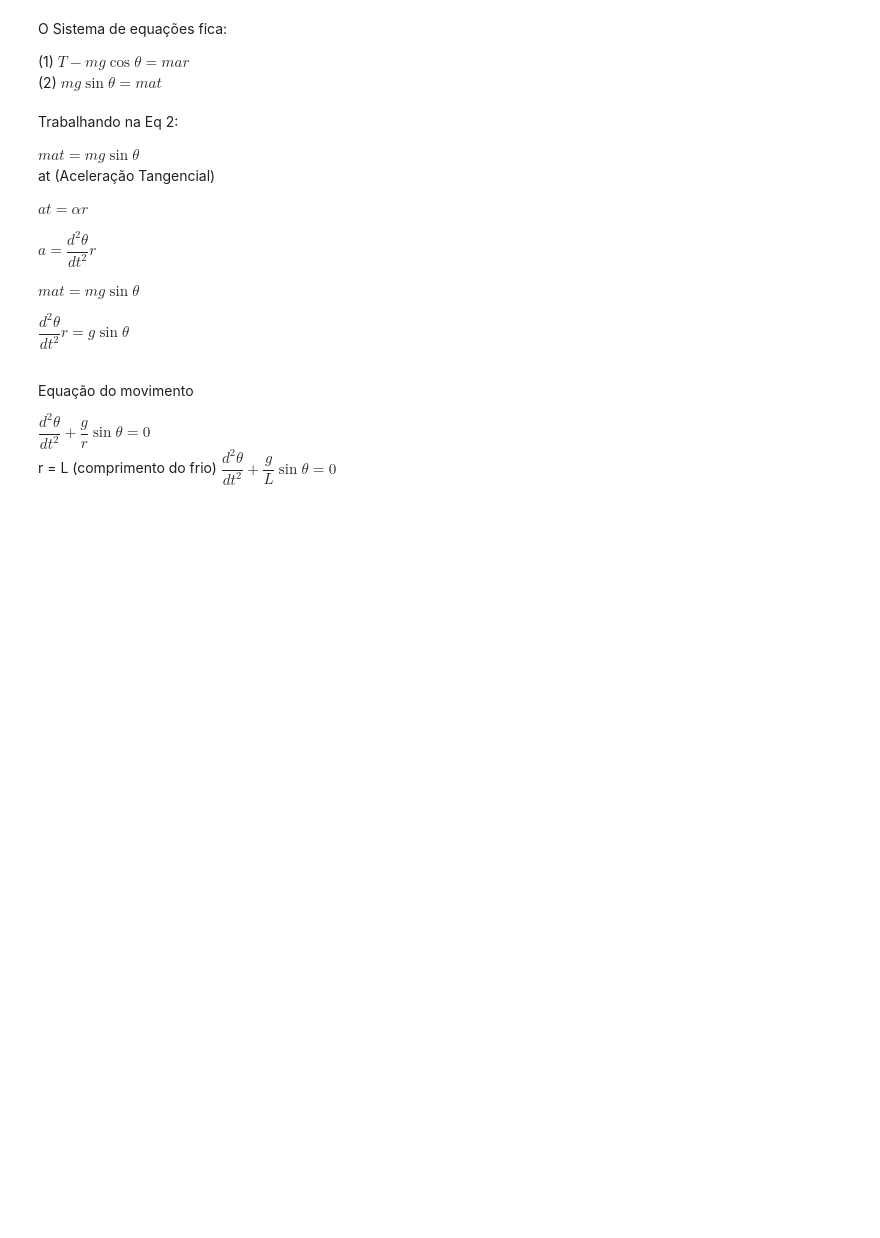
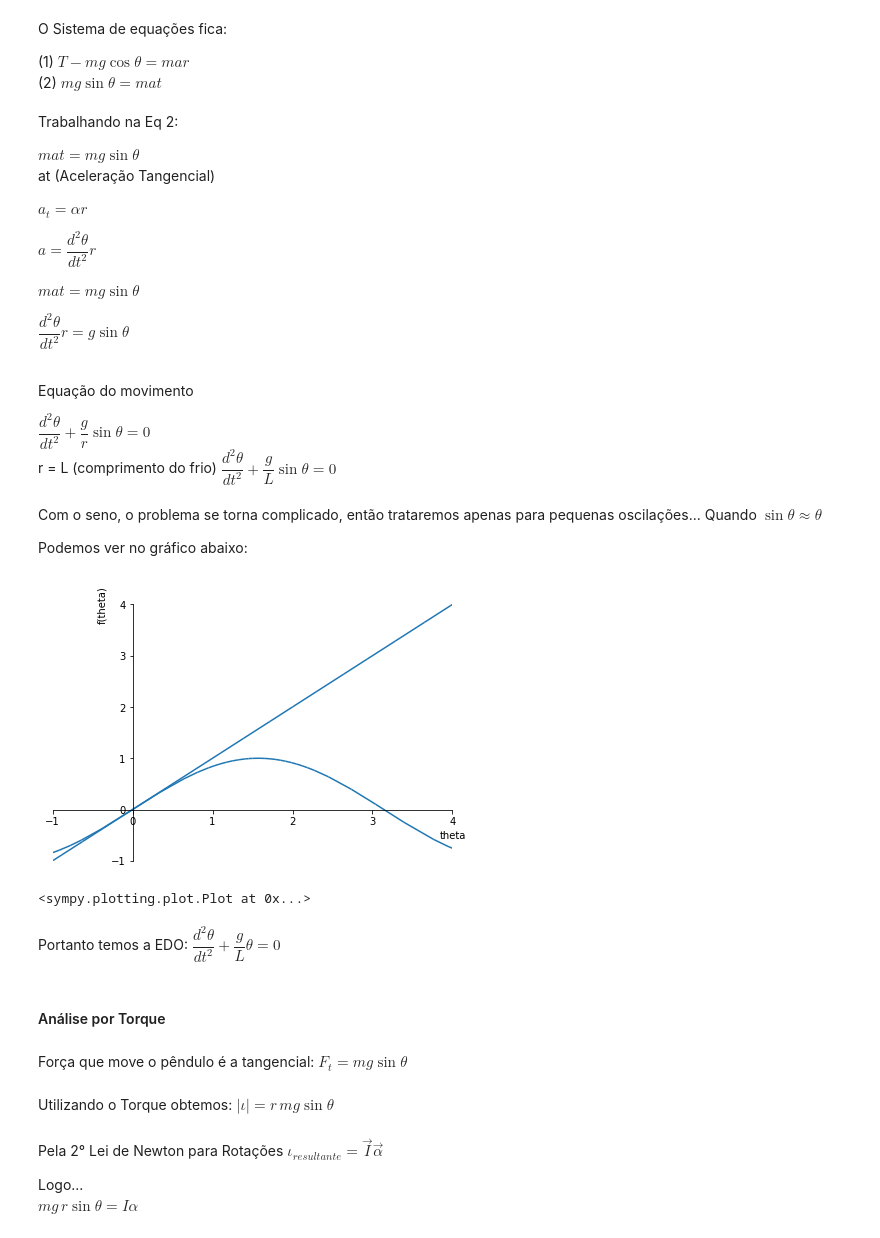
Before and after one commit to thiagorbernardo/UTFPR-Physics-2-FI72M, a Jupyter notebook: notebooks/2.EnergyMHS_Pendulum.ipynb, the cells around one changed output. Saved outputs shown, nothing was run; the diff lists cells and outputs as text; code cells hidden in the pictures; blank space fills up the shorter version.

```diff
--- a/notebooks/2.EnergyMHS_Pendulum.ipynb
+++ b/notebooks/2.EnergyMHS_Pendulum.ipynb
@@ -9,7 +9,7 @@ sp.init_printing()
 # %% [markdown]
 <h4>Como nas Equações envolvidas na Energia Mecânica não temos o tempo, faremos uma relação com o MHS para Emec(t):</h4>
 # %%
-m, v, k, x, A, omega, t, phi, xt, vt, Emec, Ect, Uelt= sp.symbols('m v k x A omega t phi x(t) v(t) Emec Ec(t) Uel(t)')
+m, v, k, x, A, omega, t, phi, xt, vt, Emec, Ect, Uelt, theta= sp.symbols('m v k x A omega t phi x(t) v(t) Emec Ec(t) Uel(t) theta')
 # %%
 Ec = (m*v**2)/2
 Uel = (k*x**2)/2
@@ -101,7 +101,7 @@ plot_implicit(c1.equation())
 <p> Trabalhando na Eq 2:</p>
 $mat = mg \sin \theta$
 <p> at (Aceleração Tangencial)<p>
-$at= \alpha r$
+$a_t= \alpha r$
 
 $a= \dfrac{d^2\theta}{dt^2} r$
 
@@ -112,3 +112,23 @@ $\dfrac{d^2\theta}{dt^2} r = g \sin \theta$
 <p>Equação do movimento</p> $\dfrac{d^2\theta}{dt^2} + \dfrac{g}{r}\sin \theta=0$
 <br> r = L (comprimento do frio) </br>
 $\dfrac{d^2\theta}{dt^2} + \dfrac{g}{L}\sin \theta=0$
+# %% [markdown]
+<p>Com o seno, o problema se torna complicado, então trataremos apenas para pequenas oscilações... Quando $\sin \theta \approx \theta$</p>
+<p>Podemos ver no gráfico abaixo:</p>
+# %%
+plot(theta, sin(theta), xlim=[-1,4], ylim=[-1,4])
+# %% [output]
+[figure, added]
+<sympy.plotting.plot.Plot at 0x...>
+# %% [markdown]
+Portanto temos a EDO: $\dfrac{d^2\theta}{dt^2} + \dfrac{g}{L} \theta=0$
+# %% [markdown]
+<h4>Análise por Torque</h4>
+# %% [markdown]
+Força que move o pêndulo é a tangencial: $F_t = mg \sin \theta$
+# %% [markdown]
+Utilizando o Torque obtemos: $|\iota| = r\,mg\sin\theta$
+# %% [markdown]
+Pela 2° Lei de Newton para Rotações $\iota_{resultante} = \vec I \vec \alpha$
+<p>Logo...
+<br>$mg\,r\sin\theta = I\alpha$
```
Also changed, not shown: parts of 5 cells of this notebook, 3 other files.
